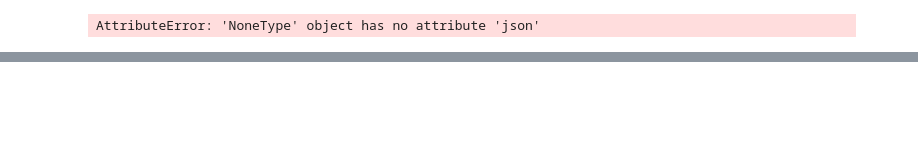
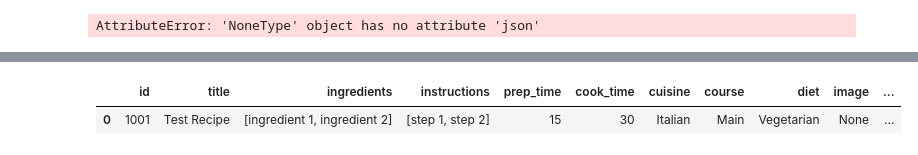
Before and after one commit to CharbelDaher34/recipe_recommendation_flutter_python, a Jupyter notebook: api/testApi.ipynb, the cells around one changed output, grey strips where cells are left out. Saved outputs shown, nothing was run; the diff lists cells and outputs as text; code cells hidden in the pictures; blank space fills up the shorter version.

```diff
--- a/api/testApi.ipynb
+++ b/api/testApi.ipynb
@@ -681,0 +718,5 @@ AttributeError: 'NoneType' object has no attribute 'json'
+# %%
+all_dfs["recipe_additions"].head()
+# %% [output]
+|  | id | title | ingredients | instructions | prep_time | cook_time | cuisine | course | diet | image | ... |
+| 0 | 1001 | Test Recipe | [ingredient 1, ingredient 2] | [step 1, step 2] | 15 | 30 | Italian | Main | Vegetarian | None | ... |
```
Also changed, not shown: parts of 5 cells of this notebook, 2 other files.
